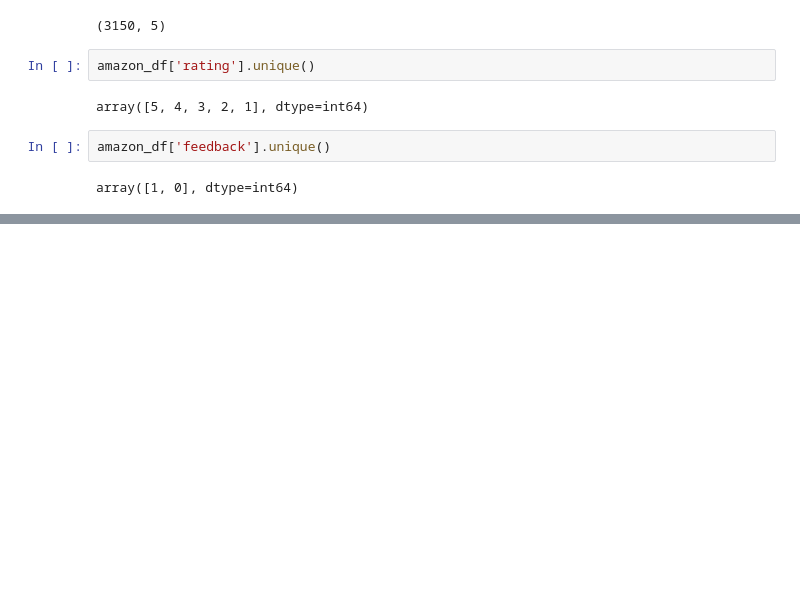
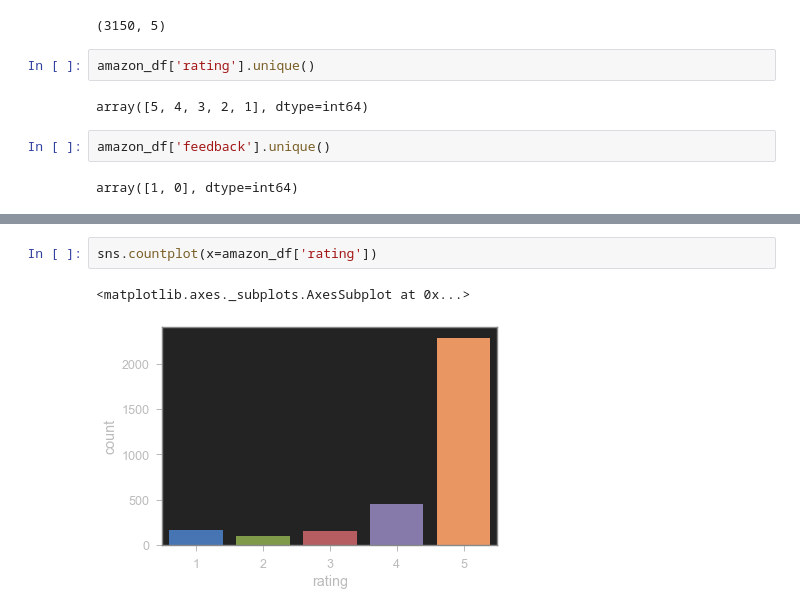
Before and after one commit to sabheen9/Sentiment-Analysis-Amazon, a Jupyter notebook: amazon_reviews.ipynb, the cells around one changed output, grey strips where cells are left out. Saved outputs shown, nothing was run; the diff lists cells and outputs as text; blank space fills up the shorter version.

```diff
--- a/amazon_reviews.ipynb
+++ b/amazon_reviews.ipynb
@@ -79,0 +89,5 @@ array([1, 0], dtype=int64)
+# %%
+sns.countplot(x=amazon_df['rating'])
+# %% [output]
+<matplotlib.axes._subplots.AxesSubplot at 0x...>
+[figure, added]
```
Also changed, not shown: parts of 8 cells of this notebook.
